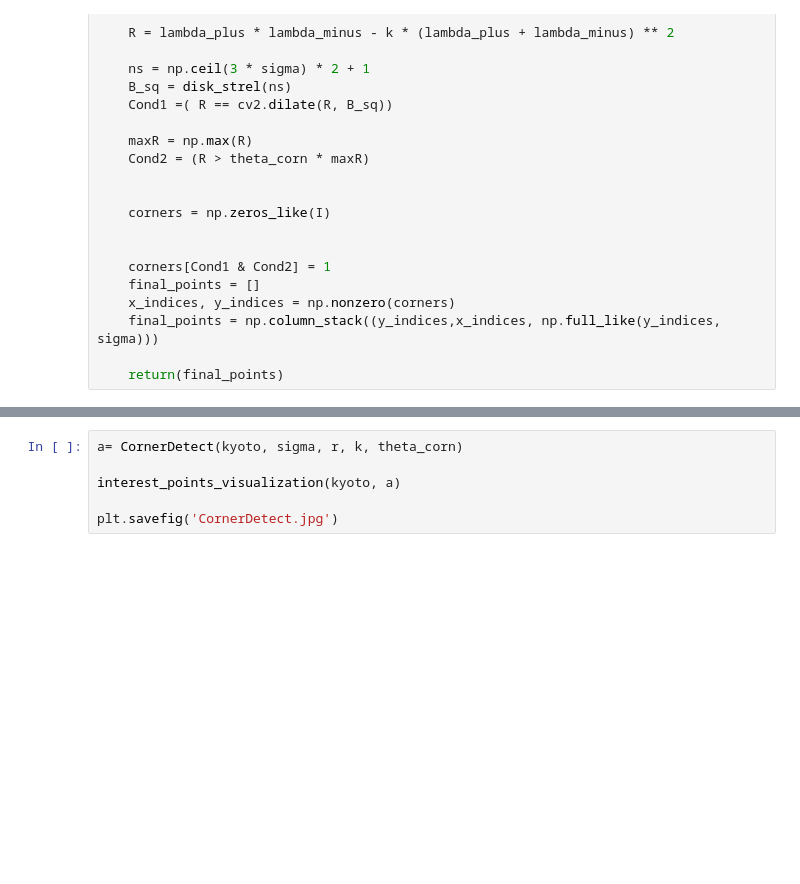
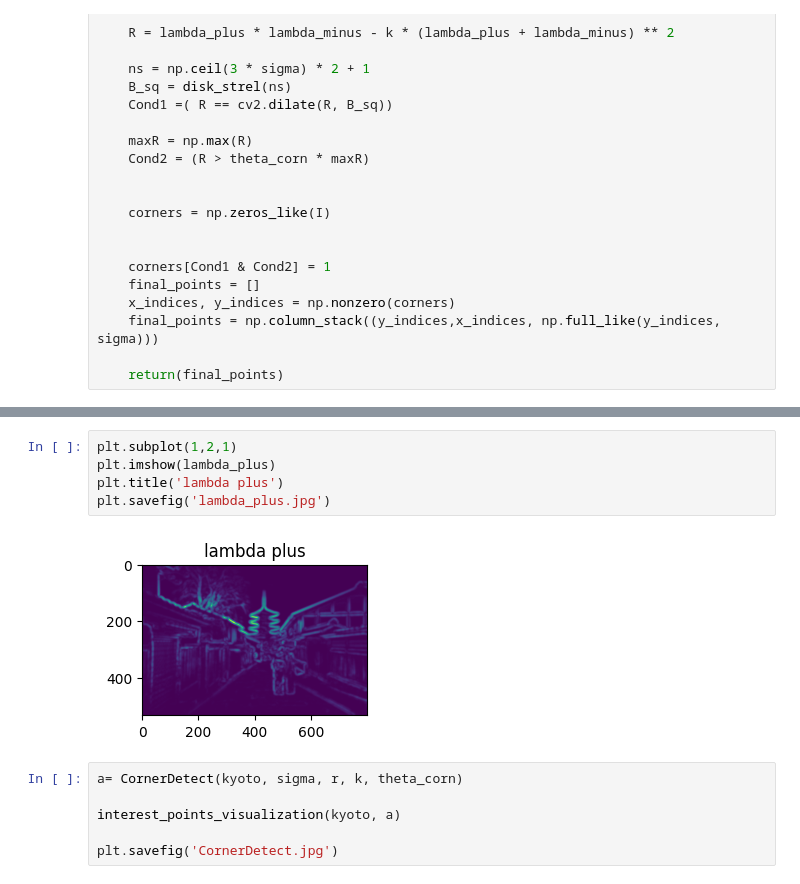
Before and after one commit to OdysseasDrys/Computer-Vision, a Jupyter notebook: lab1_2 .ipynb, the cells around one changed output, grey strips where cells are left out. Saved outputs shown, nothing was run; the diff lists cells and outputs as text; blank space fills up the shorter version.

```diff
--- a/lab1_2 .ipynb
+++ b/lab1_2 .ipynb
@@ -90,3 +163,10 @@ def CornerDetect (I, sigma, r, k, theta_corn):
+# %%
+plt.subplot(1,2,1)
+plt.imshow(lambda_plus)
+plt.title('lambda plus')
+plt.savefig('lambda_plus.jpg')
+# %% [output]
+[figure, added]
 # %%
 a= CornerDetect(kyoto, sigma, r, k, theta_corn)
 
```
Also changed, not shown: parts of 6 cells of this notebook, 2 other files.
